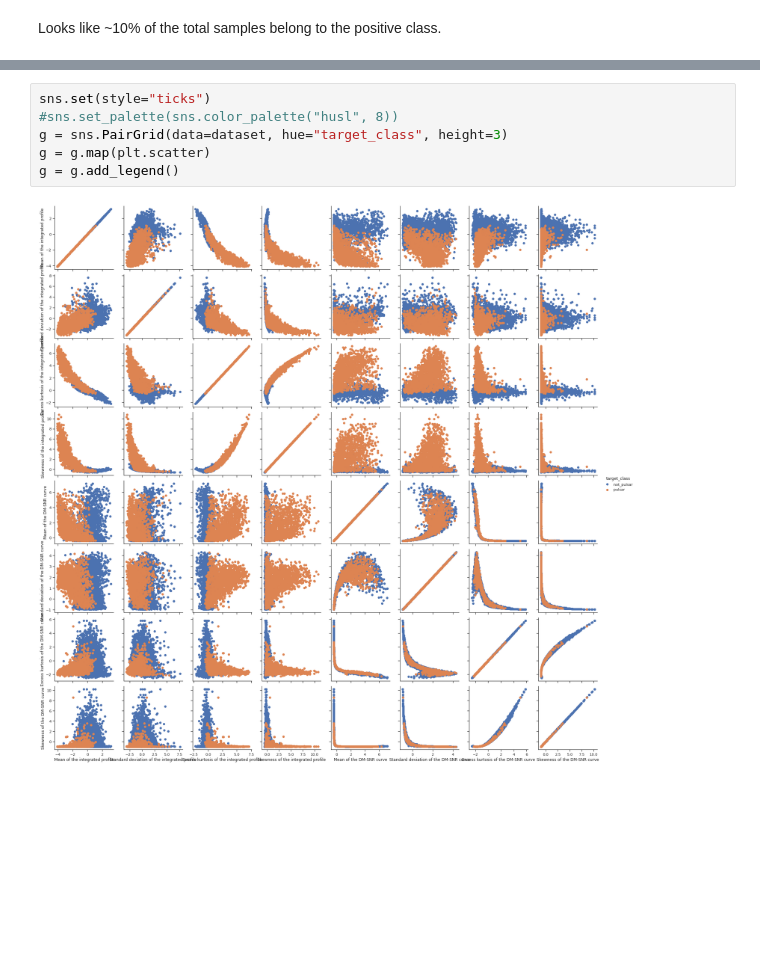
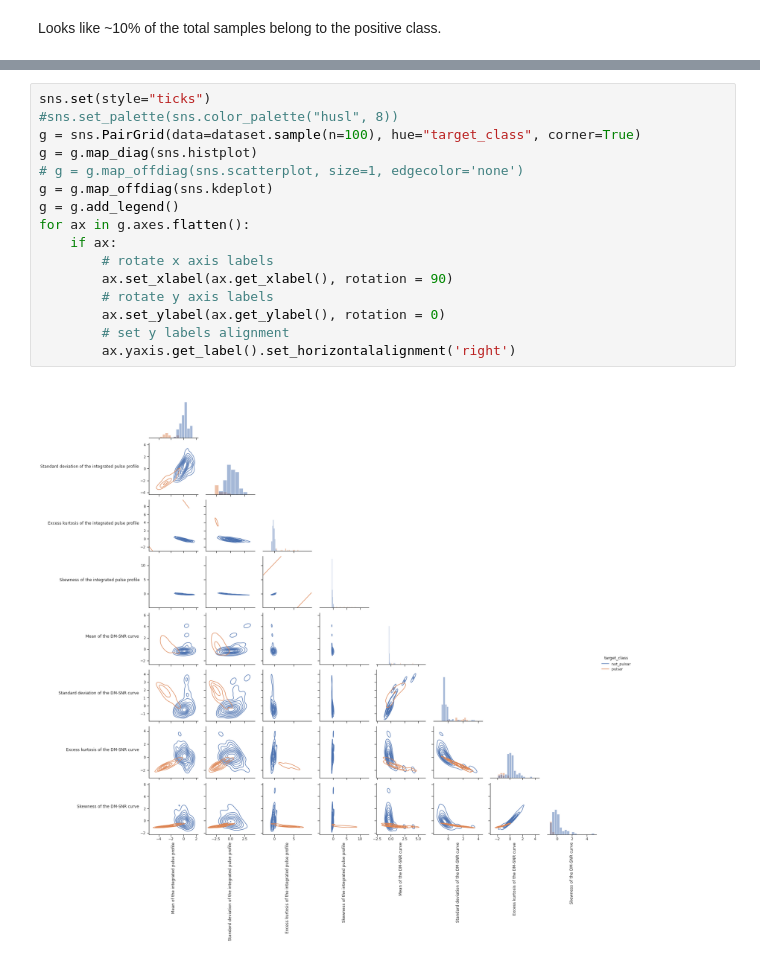
Before and after one commit to madlab-ucr/CS235_CourseProject_Template, a Jupyter notebook: EDA.ipynb, the cells around one changed output, grey strips where cells are left out. Cells and saved outputs as stored; diff of their text form; blank space fills up the shorter version.

```diff
--- a/EDA.ipynb
+++ b/EDA.ipynb
@@ -142,11 +153,21 @@ for i,j in itertools.zip_longest(columns,range(length)):
-# %%
-sns.set(style="ticks")
-#sns.set_palette(sns.color_palette("husl", 8))
-g = sns.PairGrid(data=dataset, hue="target_class", height=3)
-g = g.map(plt.scatter)
-g = g.add_legend()
-# %% [output]
-[figure, removed]
+# %%
+sns.set(style="ticks")
+#sns.set_palette(sns.color_palette("husl", 8))
+g = sns.PairGrid(data=dataset.sample(n=100), hue="target_class", corner=True)
+g = g.map_diag(sns.histplot)
+# g = g.map_offdiag(sns.scatterplot, size=1, edgecolor='none')
+g = g.map_offdiag(sns.kdeplot)
+g = g.add_legend()
+for ax in g.axes.flatten():
+    if ax:
+        # rotate x axis labels
+        ax.set_xlabel(ax.get_xlabel(), rotation = 90)
+        # rotate y axis labels
+        ax.set_ylabel(ax.get_ylabel(), rotation = 0)
+        # set y labels alignment
+        ax.yaxis.get_label().set_horizontalalignment('right')
+# %% [output]
+[figure, added]
 # %% [markdown]
 # Conclusions
 
```
Also changed, not shown: parts of 16 cells of this notebook.
